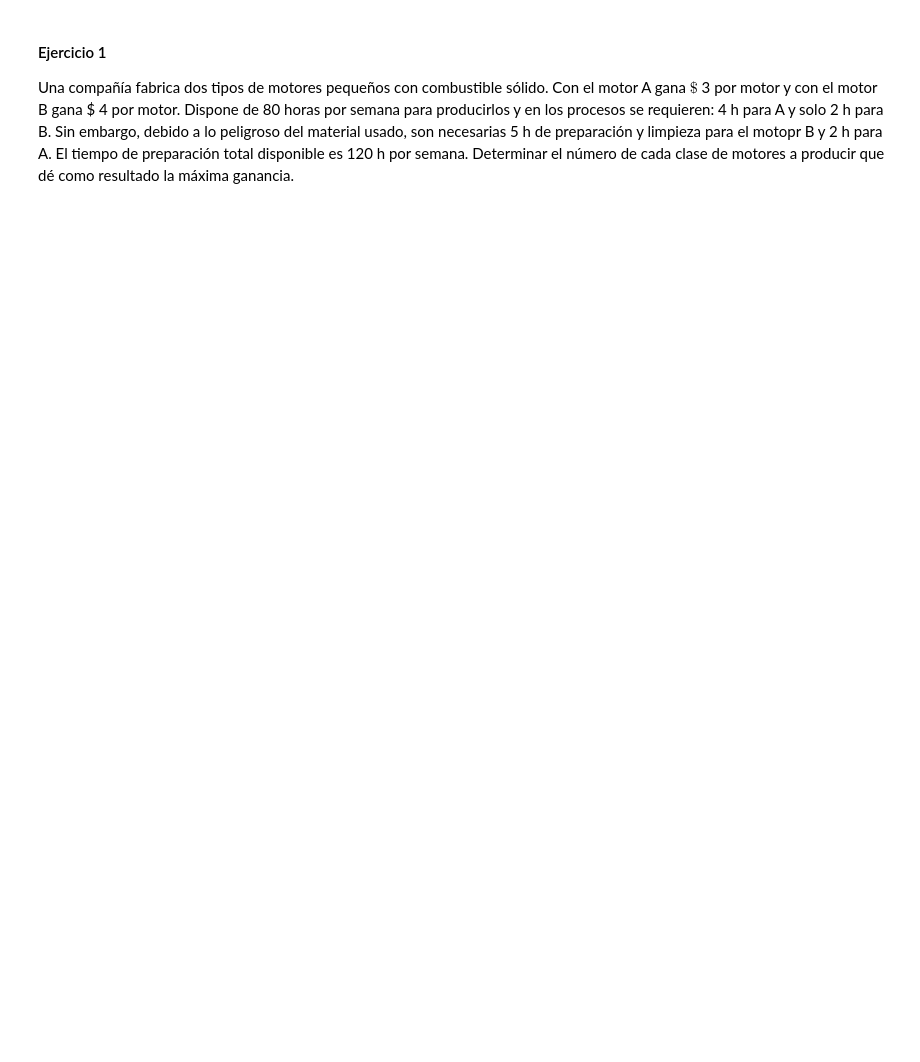
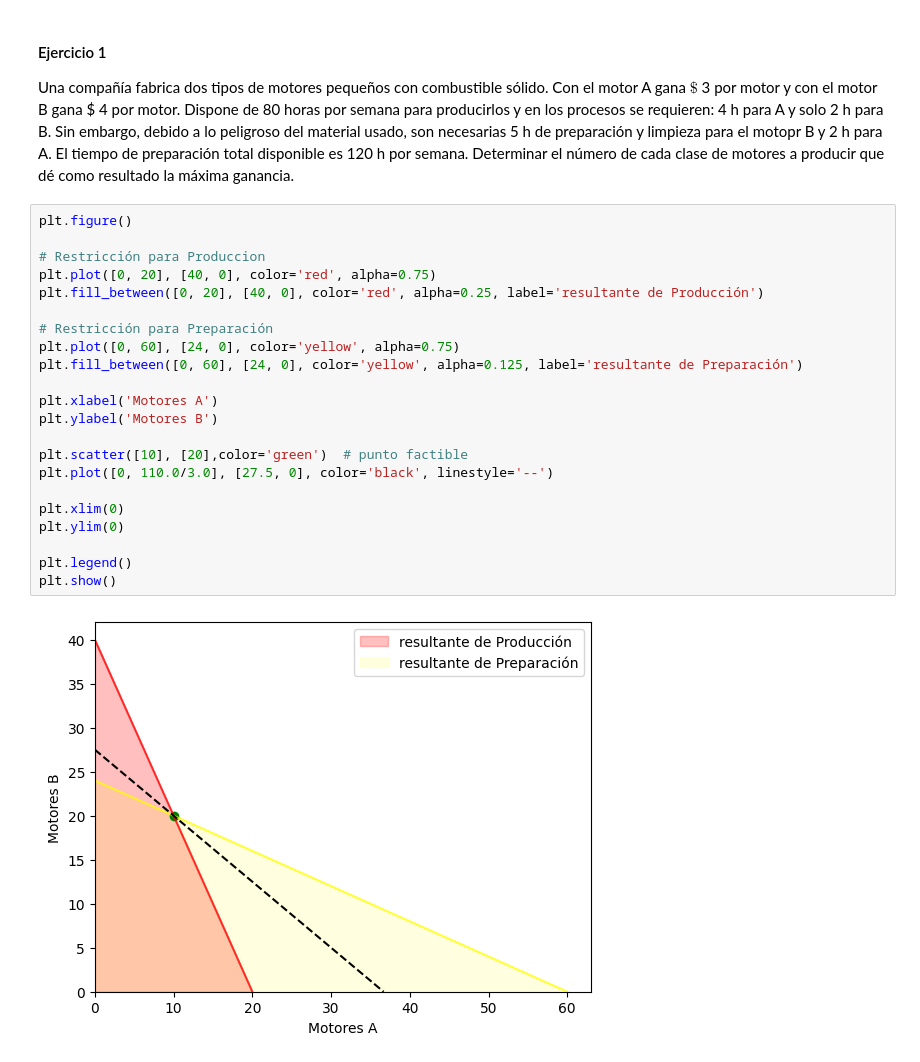
Before and after one commit to Marcosias0400/Optimizacion, a Jupyter notebook: Programacion Lineal/solucion geometrica.ipynb, the cells around one changed output. Drawn from its saved outputs; the diff is of its cells as text; blank space fills up the shorter version.

```diff
--- a/Programacion Lineal/solucion geometrica.ipynb
+++ b/Programacion Lineal/solucion geometrica.ipynb
@@ -142,3 +130,27 @@ plt.show()
 #### Ejercicio 1
 
 Una compañía fabrica dos tipos de motores pequeños con combustible sólido. Con el motor A gana $\$$ 3 por motor y con el motor B gana \$ 4 por motor. Dispone de 80 horas por semana para producirlos y en los procesos se requieren: 4 h para A y solo 2 h para B. Sin embargo, debido a lo peligroso del material usado, son necesarias 5 h de preparación y limpieza para el motopr B y 2 h para A. El tiempo de preparación total disponible es 120 h por semana. Determinar el número de cada clase de motores a producir que dé como resultado la máxima ganancia.
+# %%
+plt.figure()
+
+# Restricción para Produccion
+plt.plot([0, 20], [40, 0], color='red', alpha=0.75)
+plt.fill_between([0, 20], [40, 0], color='red', alpha=0.25, label='resultante de Producción')
+
+# Restricción para Preparación
+plt.plot([0, 60], [24, 0], color='yellow', alpha=0.75)
+plt.fill_between([0, 60], [24, 0], color='yellow', alpha=0.125, label='resultante de Preparación')
+
+plt.xlabel('Motores A')
+plt.ylabel('Motores B')
+
+plt.scatter([10], [20],color='green')  # punto factible
+plt.plot([0, 110.0/3.0], [27.5, 0], color='black', linestyle='--')
+
+plt.xlim(0)
+plt.ylim(0)
+
+plt.legend()
+plt.show()
+# %% [output]
+[figure, added]
```
Also changed, not shown: parts of 6 cells of this notebook.
